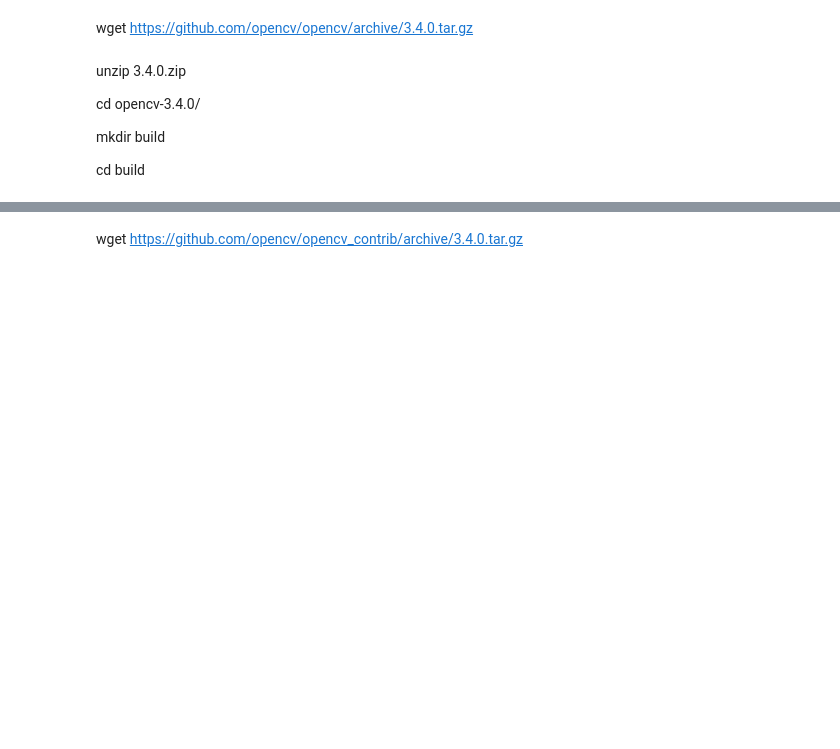
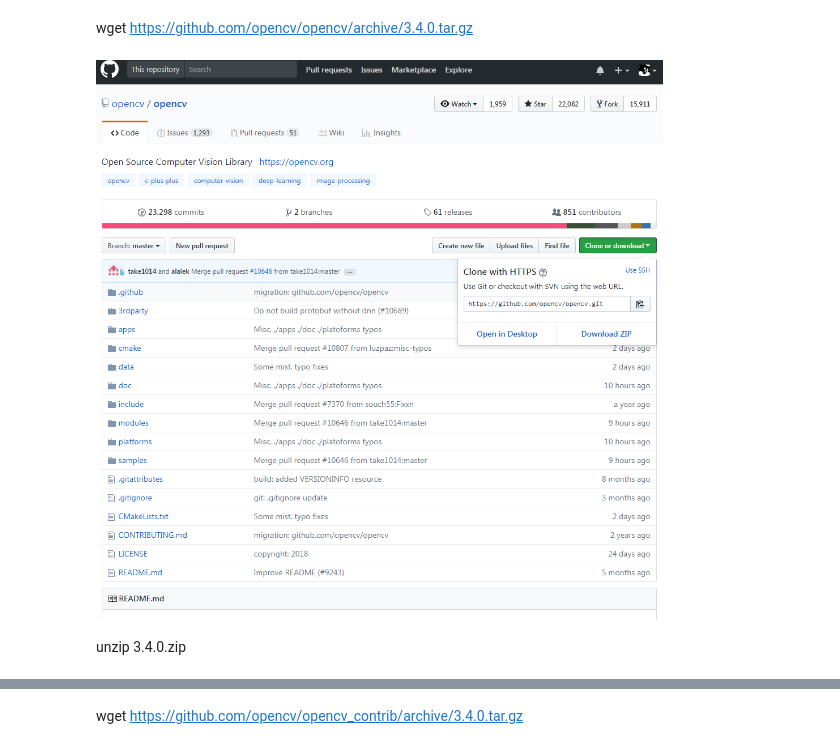
Before and after one commit to cesco345/Testing-OpenCV-with-the-Google-C-Testing-Framework, a Jupyter notebook: gtest_tutorial.ipynb, the cells around one changed output, grey strips where cells are left out. Drawn from its saved outputs; the diff is of its cells as text; code cells hidden in the pictures; blank space fills up the shorter version.

```diff
--- a/gtest_tutorial.ipynb
+++ b/gtest_tutorial.ipynb
@@ -8,11 +8,10 @@ In this set of tutorials we will be testing OpenCV programs using Gtest, the Goo
 getting the OpenCV source code from their website, www.opencv.org
 # %% [markdown]
 wget https://github.com/opencv/opencv/archive/3.4.0.tar.gz
+# %%
+from IPython.display import Image
+Image("image1.png")
+# %% [output]
+[figure, added]
 # %% [markdown]
 unzip 3.4.0.zip
-
-cd opencv-3.4.0/
-
-mkdir build
-
-cd build
```
Also changed, not shown: parts of 4 cells of this notebook.
